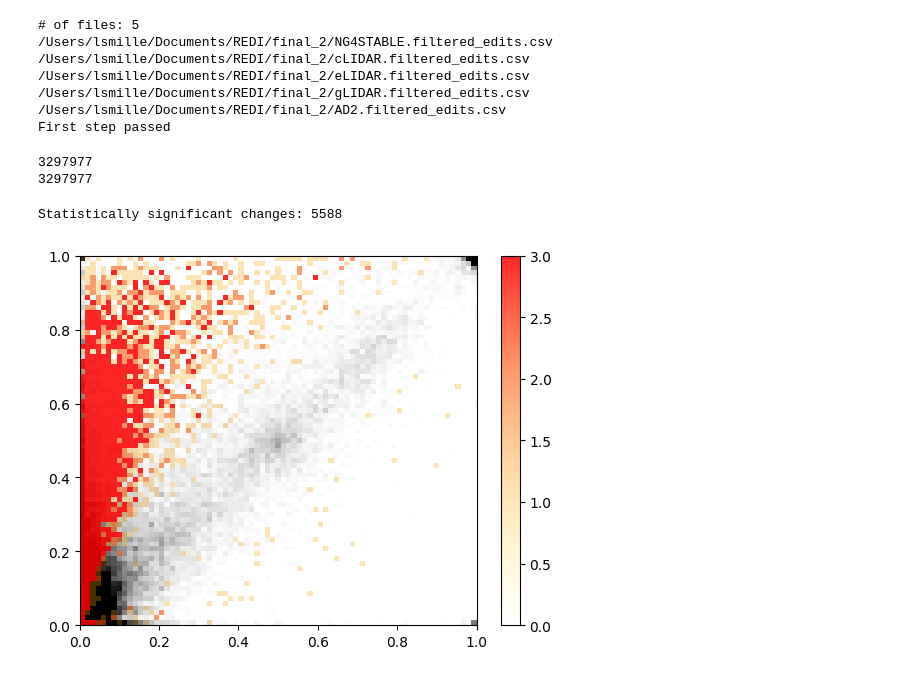
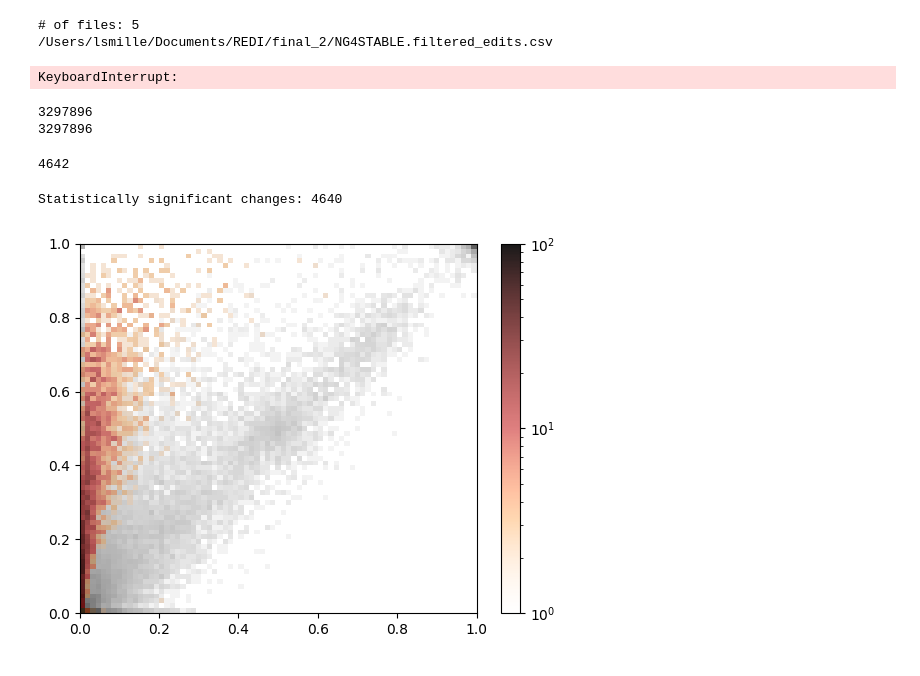
Before and after one commit to SantiagoMille/LIDAR_paper, a Jupyter notebook: RNA-Seq data analysis/consensus_sites.ipynb, the cells around one changed output. Cells and saved outputs as stored; diff of their text form; code cells hidden in the pictures.

```diff
--- a/RNA-Seq data analysis/consensus_sites.ipynb
+++ b/RNA-Seq data analysis/consensus_sites.ipynb
@@ -1,6 +1,6 @@
 # %%
-files = ['NG4STABLE.filtered_edits.csv', 'cLIDAR.filtered_edits.csv', 'eLIDAR.filtered_edits.csv', 'gLIDAR.filtered_edits.csv', 'AD2.filtered_edits.csv']
-#files = ['NG4AVP.filtered_edits.csv','noAVP.filtered_edits.csv','AVP.filtered_edits.csv']
+#files = ['NG4STABLE.filtered_edits.csv', 'cLIDAR.filtered_edits.csv', 'eLIDAR.filtered_edits.csv', 'gLIDAR.filtered_edits.csv', 'AD2.filtered_edits.csv']
+files = ['NG4AVP.filtered_edits.csv','noAVP.filtered_edits.csv','AVP.filtered_edits.csv']
 num_files=len(files)
 base_dir='/Users/lsmille/Documents/REDI/final_2/'
 # %%
@@ -52,11 +52,7 @@ print('First step passed\n')
 # %% [output]
 # of files: 5
 /Users/lsmille/Documents/REDI/final_2/NG4STABLE.filtered_edits.csv
-/Users/lsmille/Documents/REDI/final_2/cLIDAR.filtered_edits.csv
-/Users/lsmille/Documents/REDI/final_2/eLIDAR.filtered_edits.csv
-/Users/lsmille/Documents/REDI/final_2/gLIDAR.filtered_edits.csv
-/Users/lsmille/Documents/REDI/final_2/AD2.filtered_edits.csv
-First step passed
+KeyboardInterrupt:
 # %%
 means = [None]*num_files
 pvaluesx=[]
@@ -66,10 +62,13 @@ pvals_all=[]
 gene=[]
 tables =[]
 comparison = 0
-comp_2 = 4
+comp_2 = 1
 high_edit=0
 total_pos=0
 e=0.00000001
+
+for c in range(len(means)):
+    means[c]=[]
 
 for region, positions in edit_map.items():
     for position, sitedata in positions.items():
@@ -82,16 +81,13 @@ for region, positions in edit_map.items():
 
         if not None in frequencies:
             total_pos+=1
-            if None in means:
-                for c in range(len(means)):
-                    means[c]=[]
 
             for c in range(len(means)):
                 means[c].append(frequencies[conds*c])
 
             table = np.array([sitedata['FisherM'][comparison], sitedata['FisherM'][comp_2]])+e
 
-            if min(table[0])>10 and min(table[1])>10:
+            if min(table[0])>5 and min(table[1])>5:
                 fisher = stats.chi2_contingency(table)
             else:
                 fisher = stats.fisher_exact(table)
@@ -110,43 +106,53 @@ rejected, corrected = mt.multipletests(pvals_all, alpha=0.01, method='fdr_bh')[:
 print(total_pos)
 print(len(pvals_all))
 # %% [output]
-3297977
-3297977
+3297896
+3297896
+# %%
+rejected=np.array(rejected)
+print(len(rejected[rejected]))
+# %% [output]
+4642
 # %%
 pvaluesx=[]
 pvaluesy=[]
 for i in range(len(means[0])):
-    if ((means[comp_2][i]/(means[comparison][i]+e)) > 1.1 or (means[comparison][i]/(means[comp_2][i]+e)) > 1.1) and corrected[i]<0.05:
+    if ((means[comp_2][i]/(means[comparison][i]+e)) > 1.1 or (means[comparison][i]/(means[comp_2][i]+e)) > 1.1) and rejected[i]:
         pvaluesx.append(means[comparison][i])
         pvaluesy.append(means[comp_2][i])
 
 print('Statistically significant changes:', len(pvaluesx))
 # %% [output]
-Statistically significant changes: 5588
+Statistically significant changes: 4640
 # %%
 from matplotlib.colors import ListedColormap
+import matplotlib as mpl
 
 # modify existing Reds colormap with a linearly fading alpha
-red = plt.cm.autumn  # original colormap
+red = plt.cm.gist_heat  # original colormap
 fading_red = red(np.arange(red.N)) # extract colors
 fading_red = fading_red[::-1]
-fading_red[:, -1] = np.linspace(0.0, 0.85, red.N) # modify alpha
+fading_red[:, -1] = np.linspace(0.1, 0.9, red.N) # modify alpha
 fading_red = ListedColormap(fading_red) # convert to colormap
 
-plt.hist2d(means[comparison], means[comp_2], bins=(75,75), cmap='binary', vmin=0, vmax=75)
-plt.hist2d(pvaluesx, pvaluesy, bins=(75,75), cmap=fading_red, vmin=0, vmax=3, range=[[0, 1], [0, 1]])
+plt.hist2d(means[comparison], means[comp_2], bins=(75,75), norm=mpl.colors.LogNorm(vmax=1000000), cmap=mpl.cm.binary)
+if len(pvaluesx)>0:
+    plt.hist2d(pvaluesx, pvaluesy, bins=(75,75), cmap=fading_red, norm=mpl.colors.LogNorm(vmin=1, vmax=100), range=[[0, 1], [0, 1]])
+#plt.hist2d(pvaluesx, pvaluesy, bins=(75,75), cmap=fading_red, vmax=10, range=[[0, 1], [0, 1]])
 plt.xlim(0.0, 1)
 plt.ylim(0.0, 1)
 if 'XZ054' in edit_map:
     x_sensor = edit_map['XZ054'][3740]['Frequency'][comparison]
     y_sensor = edit_map['XZ054'][3740]['Frequency'][comp_2]
-    plt.plot(x_sensor, y_sensor, marker=4, color='#c71c1c', markersize=6)
+    plt.plot(x_sensor, y_sensor, marker=4, color='#07f0ff', markersize=6)
 plt.colorbar()
 
-plt.savefig(base_dir+'NG_ADAR2.svg')
+sample_names=['NG-noAVP','NG-AVP', 'noAVP-AVP']
+
+plt.savefig(base_dir+'1114_'+sample_names[comp_2+comparison-1]+'.svg')
 plt.show()
 # %% [output]
-[figure, old version]
+[figure, new version]
 # %%
 #3297977 sites
 #cLIDAR = 0
```
Also changed, not shown: 1 other file.
